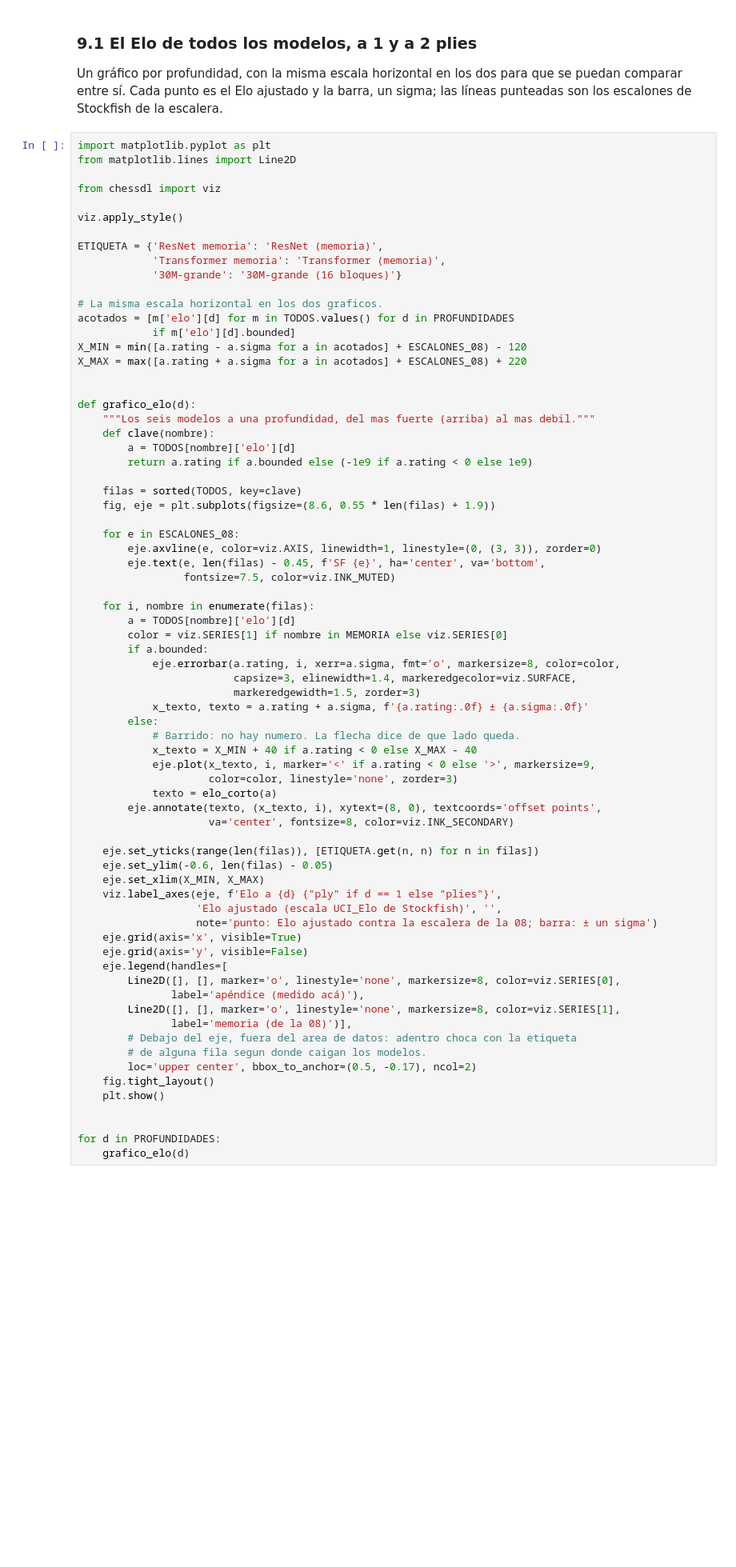
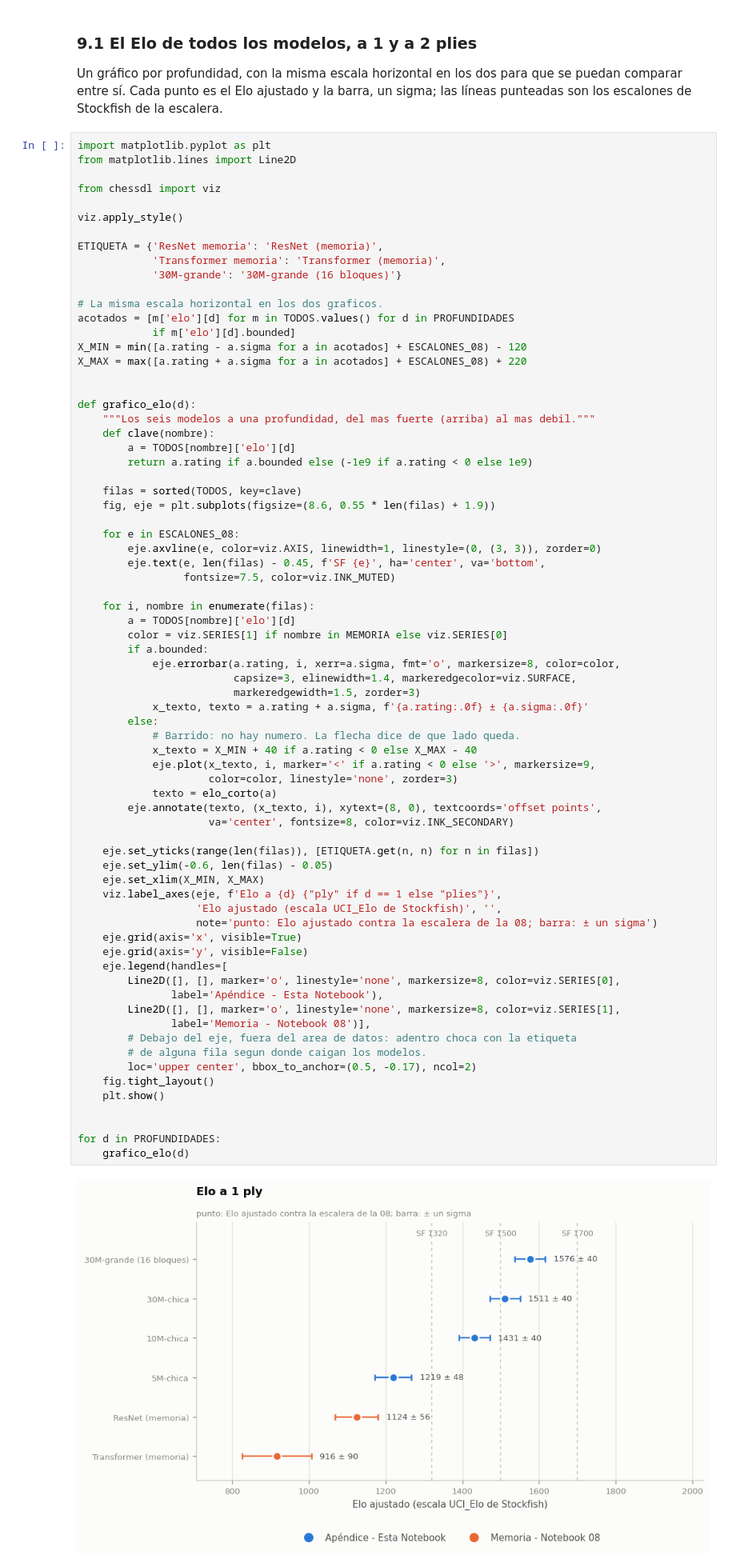
Before and after one commit to zFonta/CEIA-TF-Chess-DL, a Jupyter notebook: notebooks/apendice/lichess_3_elo.ipynb, the cells around one changed output. Shown at 80% size. Cells and saved outputs as stored; diff of their text form; blank space fills up the shorter version.

```diff
--- a/notebooks/apendice/lichess_3_elo.ipynb
+++ b/notebooks/apendice/lichess_3_elo.ipynb
@@ -663,32 +979,34 @@ def grafico_elo(d):
             x_texto, texto = a.rating + a.sigma, f'{a.rating:.0f} ± {a.sigma:.0f}'
         else:
             # Barrido: no hay numero. La flecha dice de que lado queda.
             x_texto = X_MIN + 40 if a.rating < 0 else X_MAX - 40
             eje.plot(x_texto, i, marker='<' if a.rating < 0 else '>', markersize=9,
                      color=color, linestyle='none', zorder=3)
             texto = elo_corto(a)
         eje.annotate(texto, (x_texto, i), xytext=(8, 0), textcoords='offset points',
                      va='center', fontsize=8, color=viz.INK_SECONDARY)
 
     eje.set_yticks(range(len(filas)), [ETIQUETA.get(n, n) for n in filas])
     eje.set_ylim(-0.6, len(filas) - 0.05)
     eje.set_xlim(X_MIN, X_MAX)
     viz.label_axes(eje, f'Elo a {d} {"ply" if d == 1 else "plies"}',
                    'Elo ajustado (escala UCI_Elo de Stockfish)', '',
                    note='punto: Elo ajustado contra la escalera de la 08; barra: ± un sigma')
     eje.grid(axis='x', visible=True)
     eje.grid(axis='y', visible=False)
     eje.legend(handles=[
         Line2D([], [], marker='o', linestyle='none', markersize=8, color=viz.SERIES[0],
-               label='apéndice (medido acá)'),
+               label='Apéndice - Esta Notebook'),
         Line2D([], [], marker='o', linestyle='none', markersize=8, color=viz.SERIES[1],
-               label='memoria (de la 08)')],
+               label='Memoria - Notebook 08')],
         # Debajo del eje, fuera del area de datos: adentro choca con la etiqueta
         # de alguna fila segun donde caigan los modelos.
         loc='upper center', bbox_to_anchor=(0.5, -0.17), ncol=2)
     fig.tight_layout()
     plt.show()
 
 
 for d in PROFUNDIDADES:
     grafico_elo(d)
+# %% [output]
+[figure, added]
```
Also changed, not shown: parts of 16 cells of this notebook.
